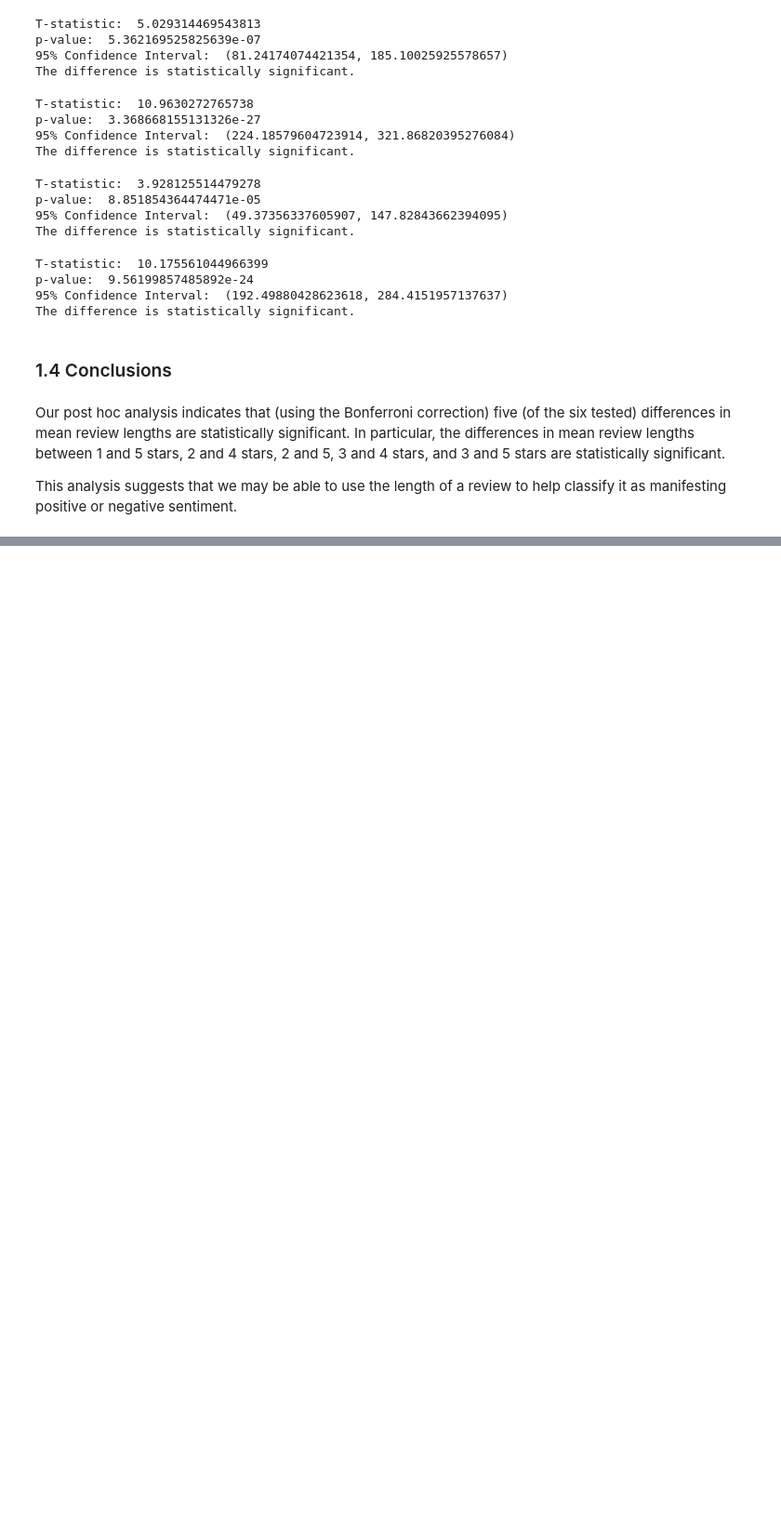
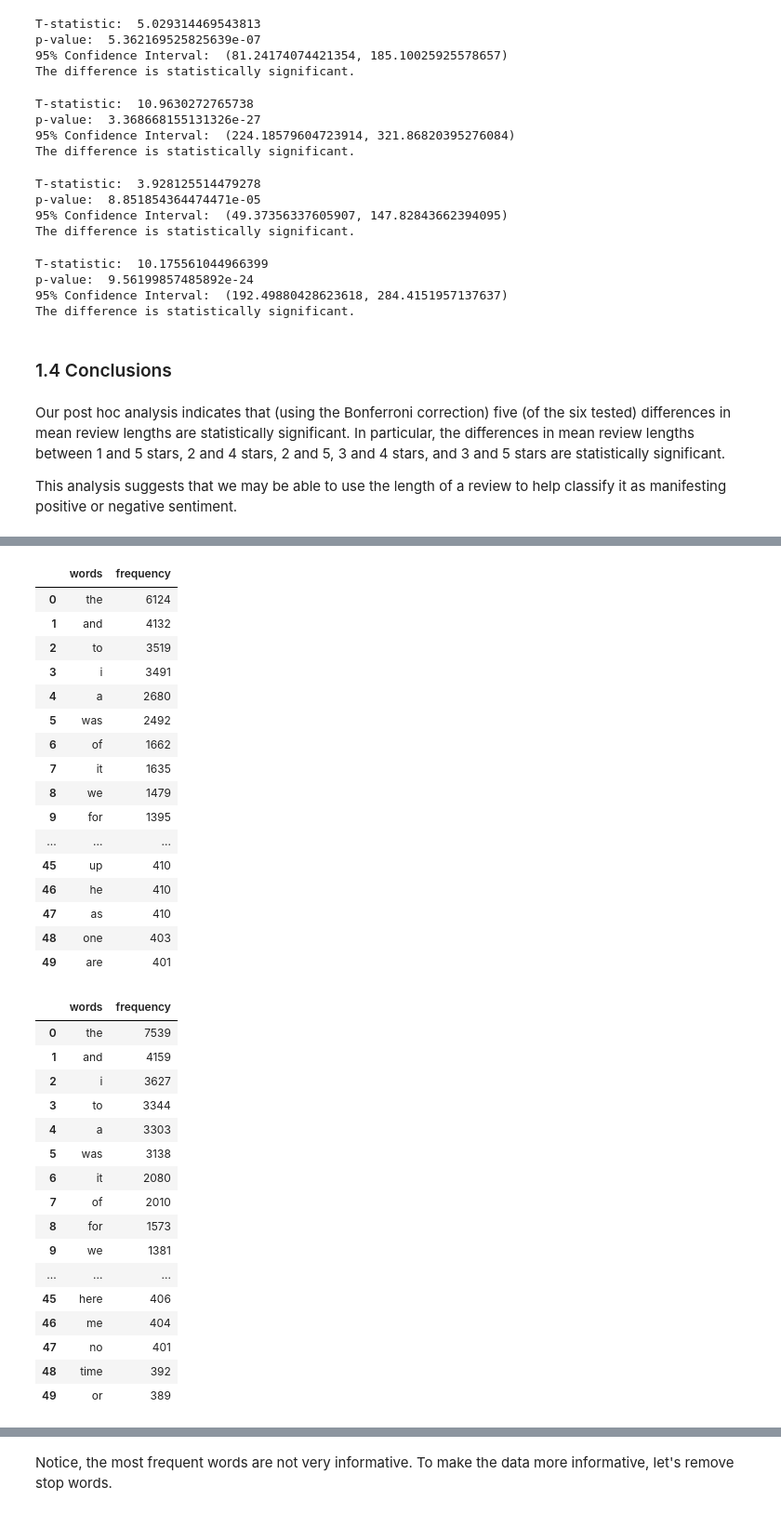
Before and after one commit to walkerpage/springboard, a Jupyter notebook: Capstone_Projects/Capstone_Project_1/Code/Capstone_Project_1_Statistical_Data_Analysis.ipynb, the cells around one changed output, grey strips where cells are left out. Shown at 93% size. Cells and saved outputs as stored; diff of their text form; code cells hidden in the pictures; blank space fills up the shorter version.

```diff
--- a/Capstone_Projects/Capstone_Project_1/Code/Capstone_Project_1_Statistical_Data_Analysis.ipynb
+++ b/Capstone_Projects/Capstone_Project_1/Code/Capstone_Project_1_Statistical_Data_Analysis.ipynb
@@ -286,0 +295,25 @@ Suggestions for calculating word frequencies:
+# %%
+# Define function to count word frequencies
+# Compare approach described here: https://www.datacamp.com/community/tutorials/absolute-weighted-word-frequency
+
+def word_frequency(series):
+    word_frequencies = defaultdict(int)
+
+    for text in series:
+        for word in text.split():
+            # make word lower case and remove punctuation
+            word = word.lower().translate(str.maketrans('', '', string.punctuation))
+            word_frequencies[word] += 1
+
+    word_frequency_df = pd.DataFrame.from_dict(word_frequencies, orient='index').sort_values(0, ascending=False).reset_index().rename(columns={'index': 'words', 0: 'frequency'})
+
+    return word_frequency_df
+# %%
+%%time
+
+# Construct word frequency dataframes for each star rating
+one_star_word_freq = word_frequency(one_star_reviews)
+two_star_word_freq = word_frequency(two_star_reviews)
+three_star_word_freq = word_frequency(three_star_reviews)
+four_star_word_freq = word_frequency(four_star_reviews)
+five_star_word_freq = word_frequency(five_star_reviews)
@@ -286,0 +323,53 @@ Suggestions for calculating word frequencies:
+# %%
+from IPython.display import display_html
+
+# Function to display multiple DataFrames side-by-side
+# See here: https://stackoverflow.com/questions/38783027/jupyter-notebook-display-two-pandas-tables-side-by-side
+
+def display_side_by_side(*args):
+    html_str=''
+    for df in args:
+        html_str+=df.to_html()
+    display_html(html_str.replace('table','table style="display:inline"'),raw=True)
+# %%
+# Display word frequency DataFrames side-by-side for inspection
+display_side_by_side(one_star_word_freq.iloc[:50],
+                     two_star_word_freq.iloc[:50],
+                     three_star_word_freq.iloc[:50],
+                     four_star_word_freq.iloc[:50],
+                     five_star_word_freq.iloc[:50])
+# %% [output]
+|  | words | frequency |
+| 0 | the | 6124 |
+| 1 | and | 4132 |
+| 2 | to | 3519 |
+| 3 | i | 3491 |
+| 4 | a | 2680 |
+| 5 | was | 2492 |
+| 6 | of | 1662 |
+| 7 | it | 1635 |
+| 8 | we | 1479 |
+| 9 | for | 1395 |
+| ... | ... | ... |
+| 45 | up | 410 |
+| 46 | he | 410 |
+| 47 | as | 410 |
+| 48 | one | 403 |
+| 49 | are | 401 |
+|  | words | frequency |
+| 0 | the | 7539 |
+| 1 | and | 4159 |
+| 2 | i | 3627 |
+| 3 | to | 3344 |
+| 4 | a | 3303 |
+| 5 | was | 3138 |
+| 6 | it | 2080 |
+| 7 | of | 2010 |
+| 8 | for | 1573 |
+| 9 | we | 1381 |
+| ... | ... | ... |
+| 45 | here | 406 |
+| 46 | me | 404 |
+| 47 | no | 401 |
+| 48 | time | 392 |
+| 49 | or | 389 |
@@ -286,0 +427,2 @@ Suggestions for calculating word frequencies:
+# %% [markdown]
+Notice, the most frequent words are not very informative. To make the data more informative, let's remove stop words.
```
Also changed, not shown: parts of 16 cells of this notebook.
